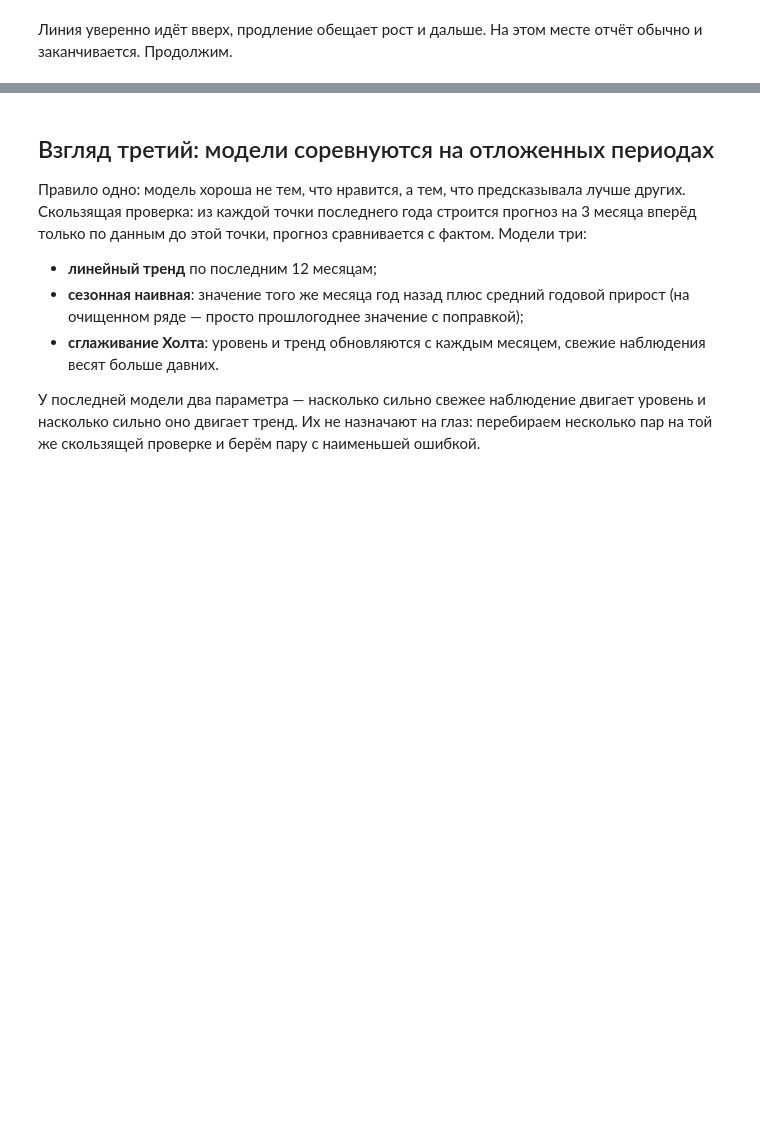
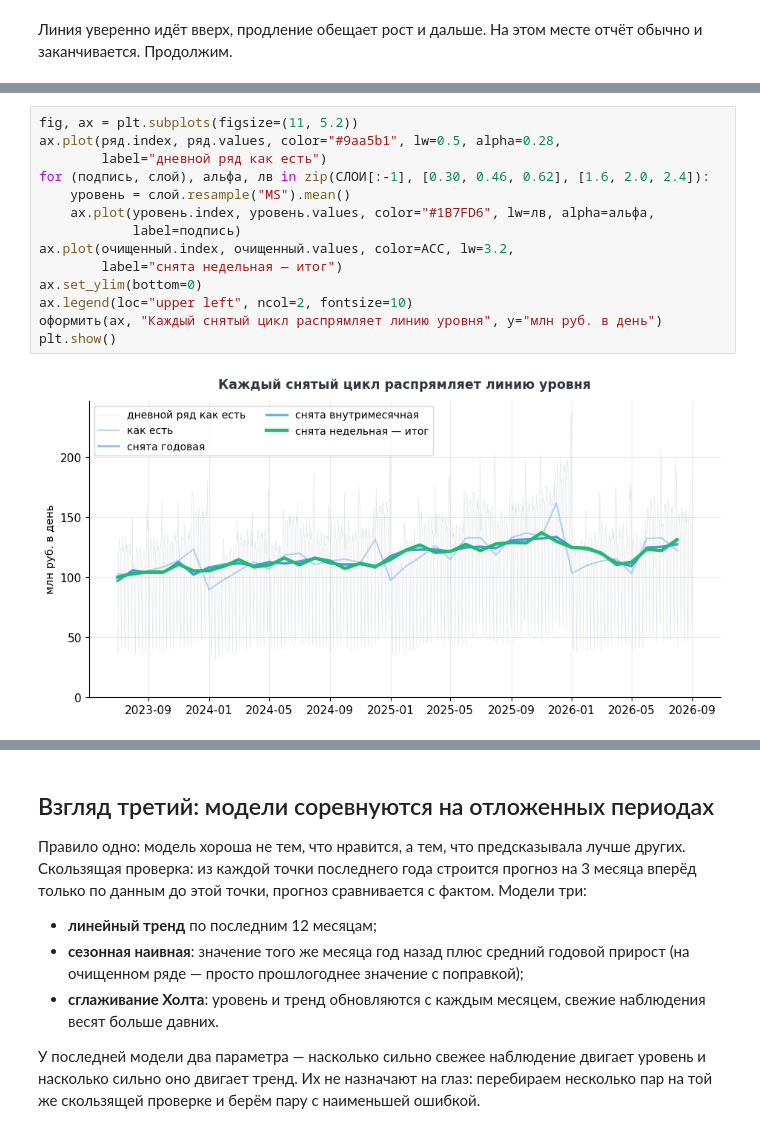
Before and after one commit to wybaeb/bank-analytics-workshop, a Jupyter notebook: 3.4_кейс_анализ_отклонений/3.4.3_анализ_отклонений.ipynb, the cells around one changed output, grey strips where cells are left out. Cells and saved outputs as stored; diff of their text form; blank space fills up the shorter version.

```diff
--- a/3.4_кейс_анализ_отклонений/3.4.3_анализ_отклонений.ipynb
+++ b/3.4_кейс_анализ_отклонений/3.4.3_анализ_отклонений.ipynb
@@ -110,0 +156,16 @@ plt.tight_layout(); plt.show()
+# %%
+fig, ax = plt.subplots(figsize=(11, 5.2))
+ax.plot(ряд.index, ряд.values, color="#9aa5b1", lw=0.5, alpha=0.28,
+        label="дневной ряд как есть")
+for (подпись, слой), альфа, лв in zip(СЛОИ[:-1], [0.30, 0.46, 0.62], [1.6, 2.0, 2.4]):
+    уровень = слой.resample("MS").mean()
+    ax.plot(уровень.index, уровень.values, color="#1B7FD6", lw=лв, alpha=альфа,
+            label=подпись)
+ax.plot(очищенный.index, очищенный.values, color=ACC, lw=3.2,
+        label="снята недельная — итог")
+ax.set_ylim(bottom=0)
+ax.legend(loc="upper left", ncol=2, fontsize=10)
+оформить(ax, "Каждый снятый цикл распрямляет линию уровня", y="млн руб. в день")
+plt.show()
+# %% [output]
+[figure, added]
```
Also changed, not shown: parts of 13 cells of this notebook, 1 other file.
